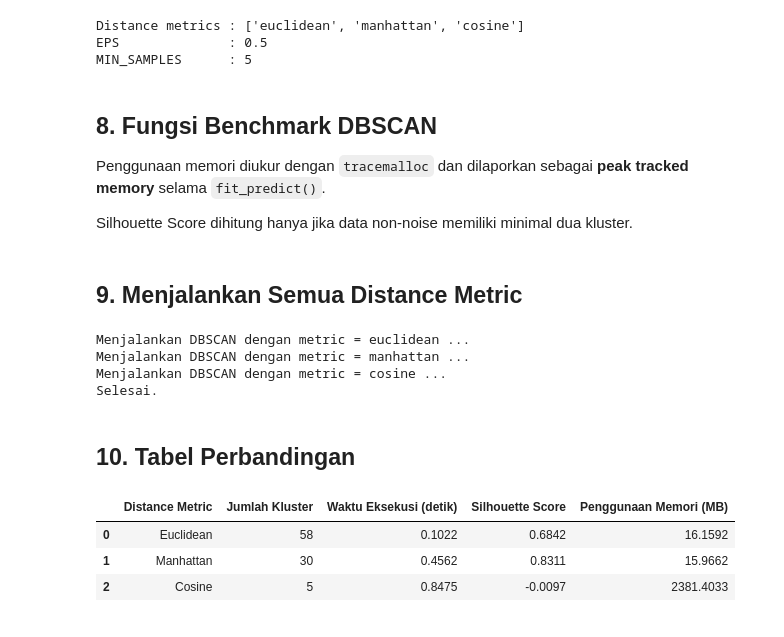
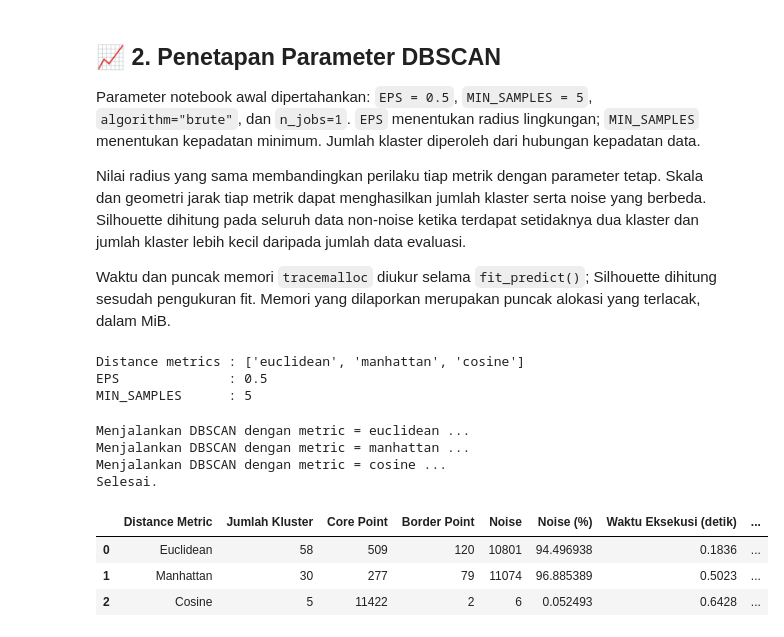
Before and after one commit to oninonins/Machine-learning-, a Jupyter notebook: JS04/DBSCAN_Perbandingan_Distance_Metric.ipynb, the cells around one changed output. Cells and saved outputs as stored; diff of their text form; code cells hidden in the pictures.

```diff
--- a/JS04/DBSCAN_Perbandingan_Distance_Metric.ipynb
+++ b/JS04/DBSCAN_Perbandingan_Distance_Metric.ipynb
@@ -129 +97,19 @@ Shape: (11430, 81)
+# %% [markdown]
+## 📈 2. Penetapan Parameter DBSCAN
+
+Parameter notebook awal dipertahankan: `EPS = 0.5`, `MIN_SAMPLES = 5`,
+`algorithm="brute"`, dan `n_jobs=1`.
+`EPS` menentukan radius lingkungan; `MIN_SAMPLES` menentukan kepadatan
+minimum. Jumlah klaster diperoleh dari hubungan kepadatan data.
+
+
+Nilai radius yang sama membandingkan perilaku tiap metrik dengan parameter
+tetap. Skala dan geometri jarak tiap metrik dapat menghasilkan jumlah
+klaster serta noise yang berbeda. Silhouette dihitung pada seluruh data
+non-noise ketika terdapat setidaknya dua klaster dan jumlah klaster lebih
+kecil daripada jumlah data evaluasi.
+
+Waktu dan puncak memori `tracemalloc` diukur selama `fit_predict()`;
+Silhouette dihitung sesudah pengukuran fit. Memori yang dilaporkan merupakan
+puncak alokasi yang terlacak, dalam MiB.
 # %%
@@ -143,10 +132,4 @@ print("MIN_SAMPLES      :", MIN_SAMPLES)
 Distance metrics : ['euclidean', 'manhattan', 'cosine']
 EPS              : 0.5
 MIN_SAMPLES      : 5
-# %% [markdown]
-## 8. Fungsi Benchmark DBSCAN
-
-Penggunaan memori diukur dengan `tracemalloc` dan dilaporkan sebagai **peak tracked memory** selama `fit_predict()`.
-
-Silhouette Score dihitung hanya jika data non-noise memiliki minimal dua kluster.
 # %%
@@ -200,51 +194,49 @@ def benchmark_dbscan(X_data, metric, eps, min_samples):
     }
 
     return result, cluster_labels
-# %% [markdown]
-## 9. Menjalankan Semua Distance Metric
 # %%
+# =======================================================================
+# 5. EKSEKUSI CLUSTERING & TABEL PERBANDINGAN
+# =======================================================================
 results = []
 cluster_labels_by_metric = {}
 
 for metric in DISTANCE_METRICS:
     print(f"Menjalankan DBSCAN dengan metric = {metric} ...")
 
     result, cluster_labels = benchmark_dbscan(
         X_data=X_scaled,
         metric=metric,
         eps=EPS,
         min_samples=MIN_SAMPLES
     )
 
     results.append(result)
     cluster_labels_by_metric[metric] = cluster_labels
 
 print("Selesai.")
+
+comparison_df = pd.DataFrame(results)
+
+comparison_df["Waktu Eksekusi (detik)"] = (
+    comparison_df["Waktu Eksekusi (detik)"].round(4)
+)
+
+comparison_df["Silhouette Score"] = (
+    comparison_df["Silhouette Score"].round(4)
+)
+
+comparison_df["Penggunaan Memori (MiB)"] = (
+    comparison_df["Penggunaan Memori (MiB)"].round(4)
+)
+
+display(comparison_df)
 # %% [output]
 Menjalankan DBSCAN dengan metric = euclidean ...
 Menjalankan DBSCAN dengan metric = manhattan ...
 Menjalankan DBSCAN dengan metric = cosine ...
 Selesai.
+|  | Distance Metric | Jumlah Kluster | Core Point | Border Point | Noise | Noise (%) | Waktu Eksekusi (detik) | ... |
+| 0 | Euclidean | 58 | 509 | 120 | 10801 | 94.496938 | 0.1836 | ... |
+| 1 | Manhattan | 30 | 277 | 79 | 11074 | 96.885389 | 0.5023 | ... |
+| 2 | Cosine | 5 | 11422 | 2 | 6 | 0.052493 | 0.6428 | ... |
-# %% [markdown]
-## 10. Tabel Perbandingan
-# %%
-comparison_df = pd.DataFrame(results)
-
-comparison_df["Waktu Eksekusi (detik)"] = (
-    comparison_df["Waktu Eksekusi (detik)"].round(4)
-)
-
-comparison_df["Silhouette Score"] = (
-    comparison_df["Silhouette Score"].round(4)
-)
-
-comparison_df["Penggunaan Memori (MB)"] = (
-    comparison_df["Penggunaan Memori (MB)"].round(4)
-)
-
-display(comparison_df)
-# %% [output]
-|  | Distance Metric | Jumlah Kluster | Waktu Eksekusi (detik) | Silhouette Score | Penggunaan Memori (MB) |
-| 0 | Euclidean | 58 | 0.1022 | 0.6842 | 16.1592 |
-| 1 | Manhattan | 30 | 0.4562 | 0.8311 | 15.9662 |
-| 2 | Cosine | 5 | 0.8475 | -0.0097 | 2381.4033 |
```
Also changed, not shown: parts of 28 cells of this notebook, 7 other files.
